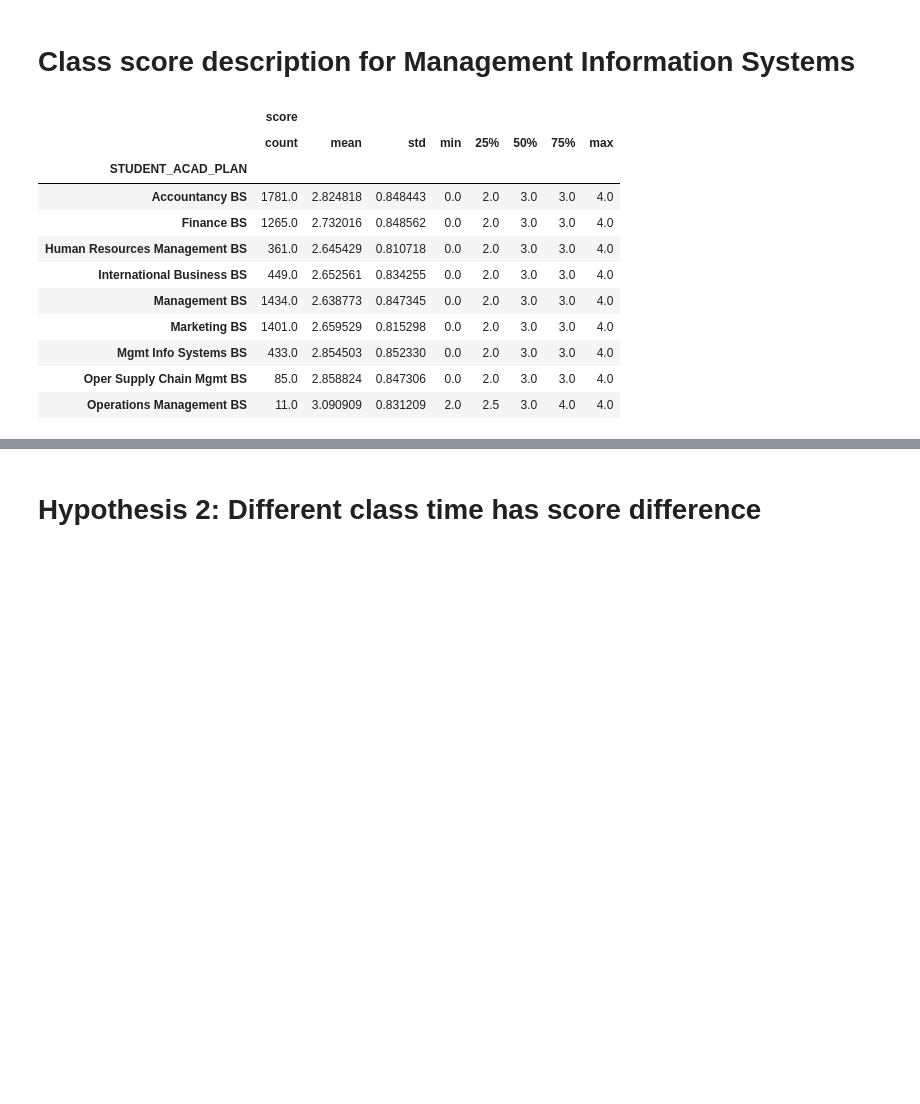
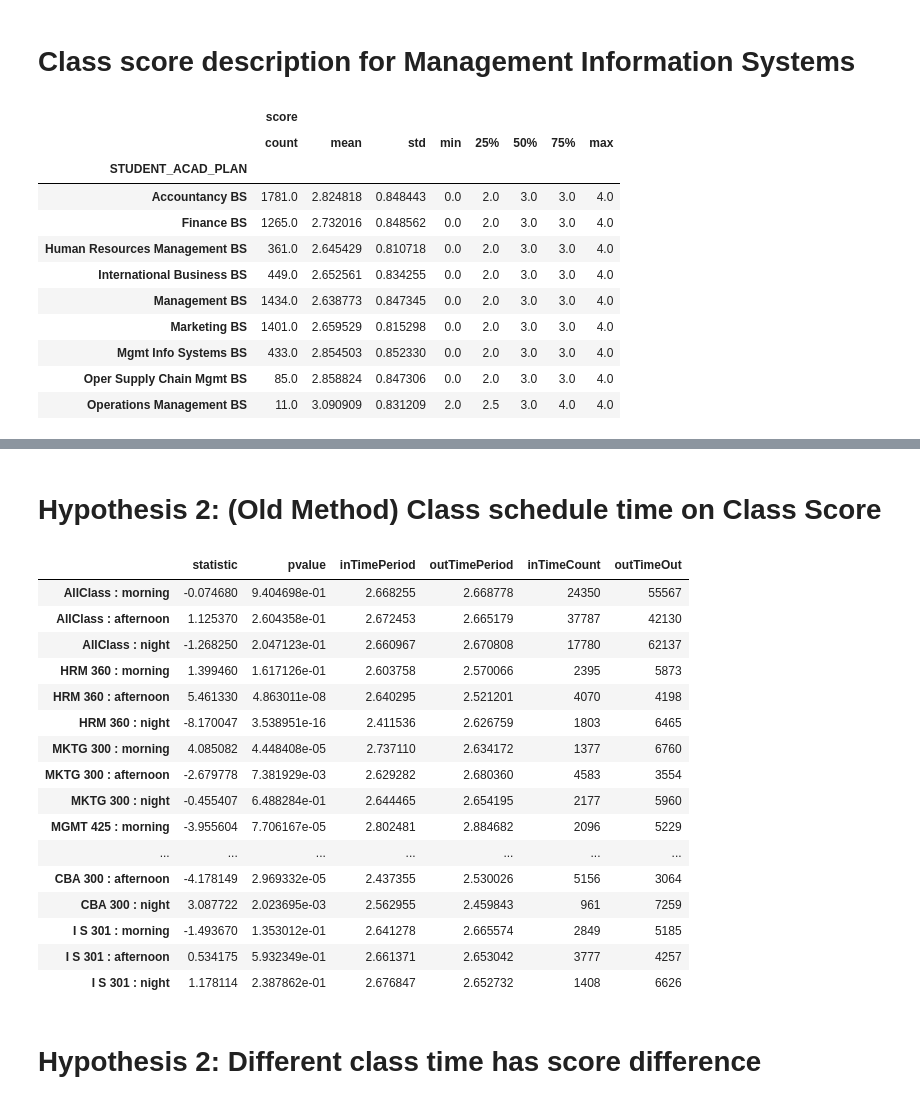
Before and after one commit to coolcottontail/research, a Jupyter notebook: research.ipynb, the cells around one changed output, grey strips where cells are left out. Drawn from its saved outputs; the diff is of its cells as text; code cells hidden in the pictures; blank space fills up the shorter version.

```diff
--- a/research.ipynb
+++ b/research.ipynb
@@ -204,0 +398,19 @@ results_df
+# %%
+t_test_results = {}
+scores = {}
+
+for classCode in cbaClassCode:
+    for dayTime in ["afternoon"]:
+        t_test_results[classCode + " : " + dayTime], scores[classCode + " : " + dayTime] = run_ttest_class_time(classCode, dayTime)
+
+#print(t_test_results)
+results_df = pd.DataFrame.from_dict(t_test_results, orient='Index')
+scores_df = pd.DataFrame.from_dict(scores, orient='Index')
+
+results_df['inTimePeriod'] = scores_df[0].to_numpy()
+results_df['outTimePeriod'] = scores_df[1].to_numpy()
+
+results_df['inTimeCount'] = scores_df[2].to_numpy()
+results_df['outTimeOut'] = scores_df[3].to_numpy()
+
+results_df
@@ -205,3 +430,64 @@ results_df
+# %% [markdown]
+# Hypothesis 2: (Old Method) Class schedule time on Class Score
+# %%
+df_ttest["hour"] = df_ttest["CLASSM_MEETING_TIME_START"].str.split(":").str[0]
+df_ttest['hour'] = df_ttest['hour'].replace(np.nan, 0)
+
+df_ttest["morning"] = df_ttest["hour"].apply(lambda x: 1 if int(x) < 12 else  0)
+df_ttest["afternoon"] = df_ttest["hour"].apply(lambda x: 1 if int(x) >= 12 and int(x) < 18 else  0)
+df_ttest["night"] = df_ttest["hour"].apply(lambda x: 1 if int(x) >= 18  else  0)
+
+cbaClassCode = ['HRM 360', 'MKTG 300', 'MGMT 425', 'I S 310', 'MGMT 300', 'FIN 300', 'BLAW 320', 'I S 300', 'CBA 300', 'I S 301']
+
+def run_ttest_class_time(classCode, dayTime):
+    if classCode != "AllClass":
+        df = df_ttest[ df_ttest['lesson']== classCode  ]
+    else:
+        df = df_ttest
+
+    group1 = df[ df[dayTime] == 1 ]
+    group2 = df[ df[dayTime] == 0 ]
+
+    return scipy.stats.ttest_ind(group1['score'], group2['score']), (group1["score"].mean(), group2["score"].mean(), group1["score"].count(), group2["score"].count())
+
+cbaClassCode = ['AllClass', 'HRM 360', 'MKTG 300', 'MGMT 425', 'I S 310', 'MGMT 300', 'FIN 300', 'BLAW 320', 'I S 300', 'CBA 300', 'I S 301']
+
+t_test_results = {}
+scores = {}
+
+for classCode in cbaClassCode:
+    for dayTime in ["morning", "afternoon", "night"]:
+        t_test_results[classCode + " : " + dayTime], scores[classCode + " : " + dayTime] = run_ttest_class_time(classCode, dayTime)
+
+#print(t_test_results)
+results_df = pd.DataFrame.from_dict(t_test_results, orient='Index')
+scores_df = pd.DataFrame.from_dict(scores, orient='Index')
+
+results_df['inTimePeriod'] = scores_df[0].to_numpy()
+results_df['outTimePeriod'] = scores_df[1].to_numpy()
+
+results_df['inTimeCount'] = scores_df[2].to_numpy()
+results_df['outTimeOut'] = scores_df[3].to_numpy()
+
+results_df
+# %% [output]
+|  | statistic | pvalue | inTimePeriod | outTimePeriod | inTimeCount | outTimeOut |
+| AllClass : morning | -0.074680 | 9.404698e-01 | 2.668255 | 2.668778 | 24350 | 55567 |
+| AllClass : afternoon | 1.125370 | 2.604358e-01 | 2.672453 | 2.665179 | 37787 | 42130 |
+| AllClass : night | -1.268250 | 2.047123e-01 | 2.660967 | 2.670808 | 17780 | 62137 |
+| HRM 360 : morning | 1.399460 | 1.617126e-01 | 2.603758 | 2.570066 | 2395 | 5873 |
+| HRM 360 : afternoon | 5.461330 | 4.863011e-08 | 2.640295 | 2.521201 | 4070 | 4198 |
+| HRM 360 : night | -8.170047 | 3.538951e-16 | 2.411536 | 2.626759 | 1803 | 6465 |
+| MKTG 300 : morning | 4.085082 | 4.448408e-05 | 2.737110 | 2.634172 | 1377 | 6760 |
+| MKTG 300 : afternoon | -2.679778 | 7.381929e-03 | 2.629282 | 2.680360 | 4583 | 3554 |
+| MKTG 300 : night | -0.455407 | 6.488284e-01 | 2.644465 | 2.654195 | 2177 | 5960 |
+| MGMT 425 : morning | -3.955604 | 7.706167e-05 | 2.802481 | 2.884682 | 2096 | 5229 |
+| ... | ... | ... | ... | ... | ... | ... |
+| CBA 300 : afternoon | -4.178149 | 2.969332e-05 | 2.437355 | 2.530026 | 5156 | 3064 |
+| CBA 300 : night | 3.087722 | 2.023695e-03 | 2.562955 | 2.459843 | 961 | 7259 |
+| I S 301 : morning | -1.493670 | 1.353012e-01 | 2.641278 | 2.665574 | 2849 | 5185 |
+| I S 301 : afternoon | 0.534175 | 5.932349e-01 | 2.661371 | 2.653042 | 3777 | 4257 |
+| I S 301 : night | 1.178114 | 2.387862e-01 | 2.676847 | 2.652732 | 1408 | 6626 |
 # %% [markdown]
 # Hypothesis 2: Different class time has score difference
 # %%
```
Also changed, not shown: parts of 43 cells of this notebook.
